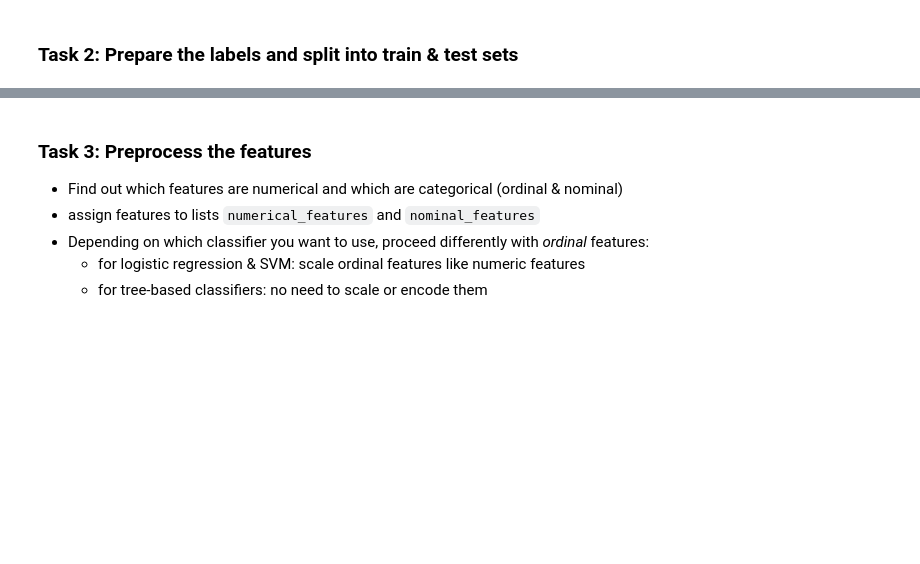
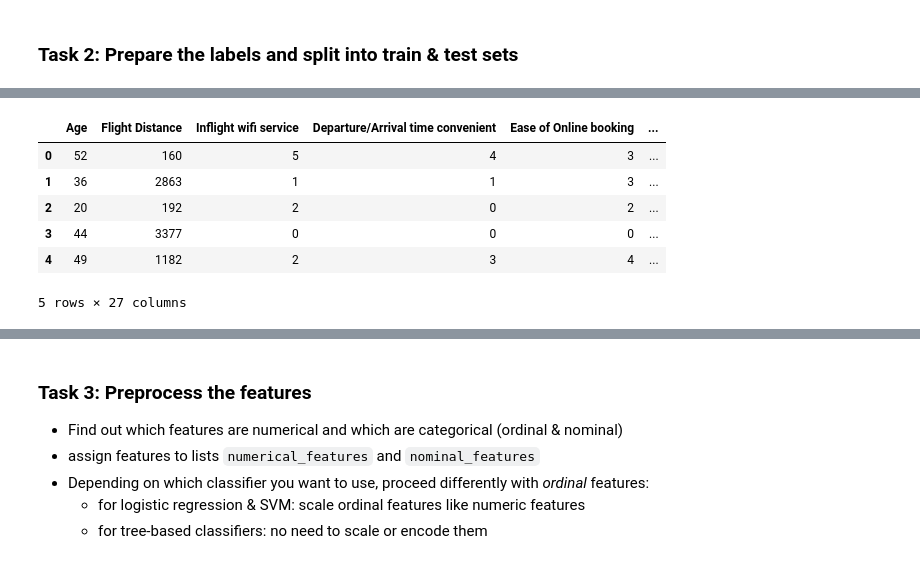
Before and after one commit to ReDI-School/F24-Berlin-Machine-Learning, a Jupyter notebook: navid_work_directory/homework_3_airline_satisfaction/classification_lab.ipynb, the cells around one changed output, grey strips where cells are left out. Drawn from its saved outputs; the diff is of its cells as text; code cells hidden in the pictures; blank space fills up the shorter version.

```diff
--- a/navid_work_directory/homework_3_airline_satisfaction/classification_lab.ipynb
+++ b/navid_work_directory/homework_3_airline_satisfaction/classification_lab.ipynb
@@ -457,0 +496,12 @@ memory usage: 5.0+ MB
+# %%
+df = pd.concat([df, ohetransform], axis=1).drop(columns = ['Gender', 'Customer Type', 'Type of Travel', 'Class'])
+# %%
+df.head()
+# %% [output]
+|  | Age | Flight Distance | Inflight wifi service | Departure/Arrival time convenient | Ease of Online booking | ... |
+| 0 | 52 | 160 | 5 | 4 | 3 | ... |
+| 1 | 36 | 2863 | 1 | 1 | 3 | ... |
+| 2 | 20 | 192 | 2 | 0 | 2 | ... |
+| 3 | 44 | 3377 | 0 | 0 | 0 | ... |
+| 4 | 49 | 1182 | 2 | 3 | 4 | ... |
+5 rows × 27 columns
```
Also changed, not shown: parts of 10 cells of this notebook.
